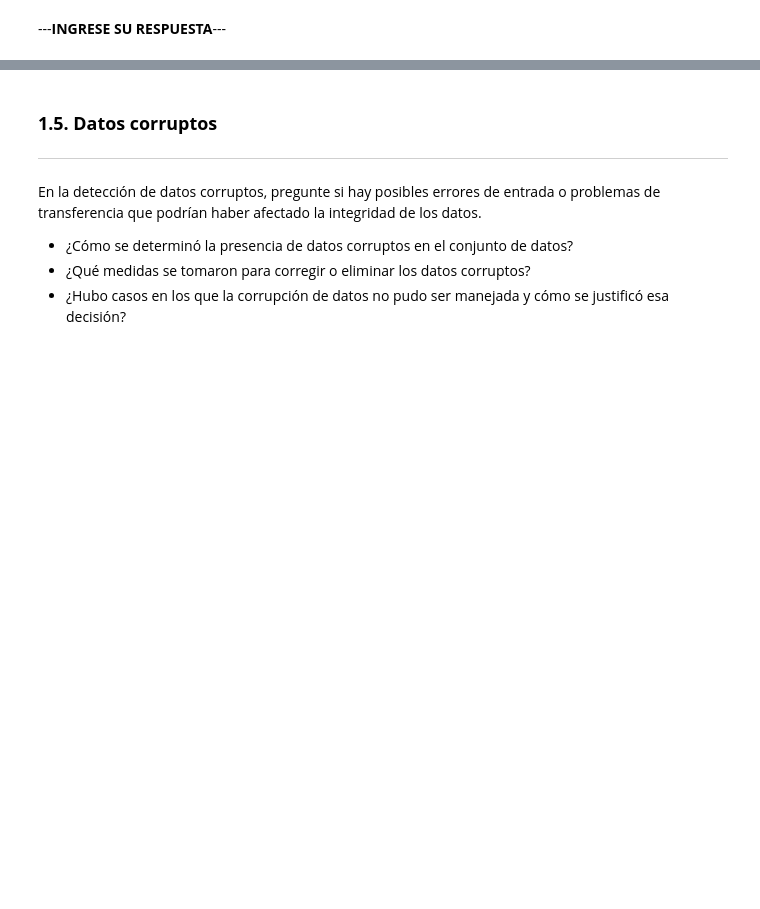
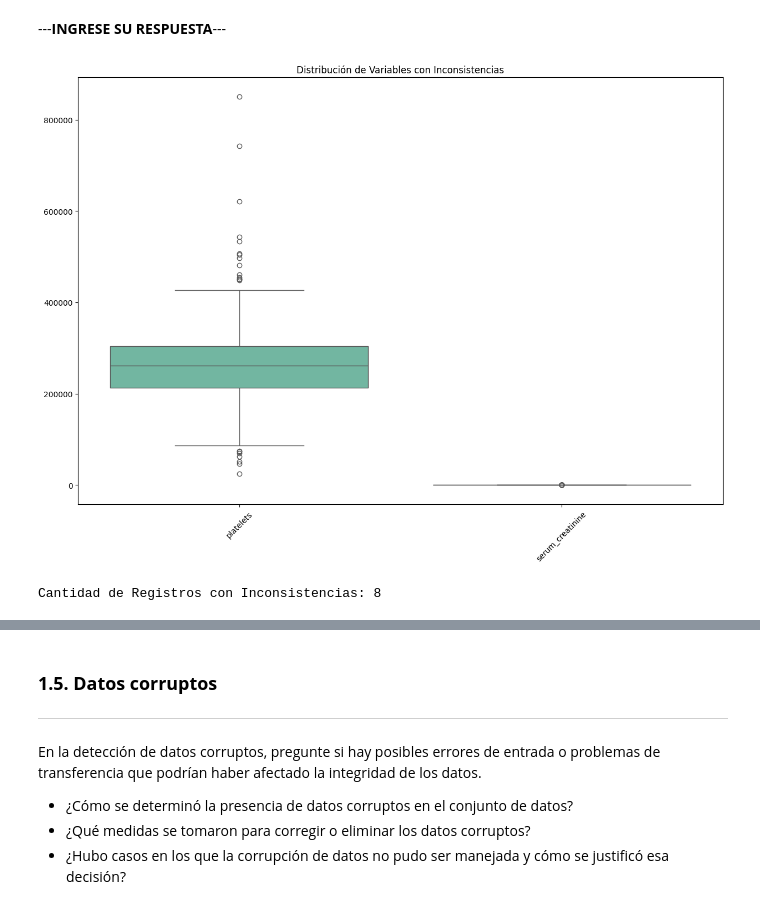
Before and after one commit to danielamejiacastro/MLDS--Course, a Jupyter notebook: Fase_3_Preparación_de_los_datos.ipynb, the cells around one changed output, grey strips where cells are left out. Drawn from its saved outputs; the diff is of its cells as text; code cells hidden in the pictures; blank space fills up the shorter version.

```diff
--- a/Fase_3_Preparación_de_los_datos.ipynb
+++ b/Fase_3_Preparación_de_los_datos.ipynb
@@ -86,0 +176,14 @@ Frente a inconsistencias en los datos, es importante analizar cómo estas discre
+# %%
+# Visualizar las distribuciones de variables con inconsistencias
+plt.figure(figsize=(15, 10))
+sns.boxplot(data=df[['platelets', 'serum_creatinine']], palette='Set2')
+plt.title('Distribución de Variables con Inconsistencias')
+plt.xticks(rotation=45)
+plt.show()
+# %% [output]
+[figure, added]
+# %%
+# Mostrar la cantidad de registros con inconsistencias
+print("Cantidad de Registros con Inconsistencias:", len(inconsistencias))
+# %% [output]
+Cantidad de Registros con Inconsistencias: 8
```
Also changed, not shown: parts of 22 cells of this notebook, 2 other files.
